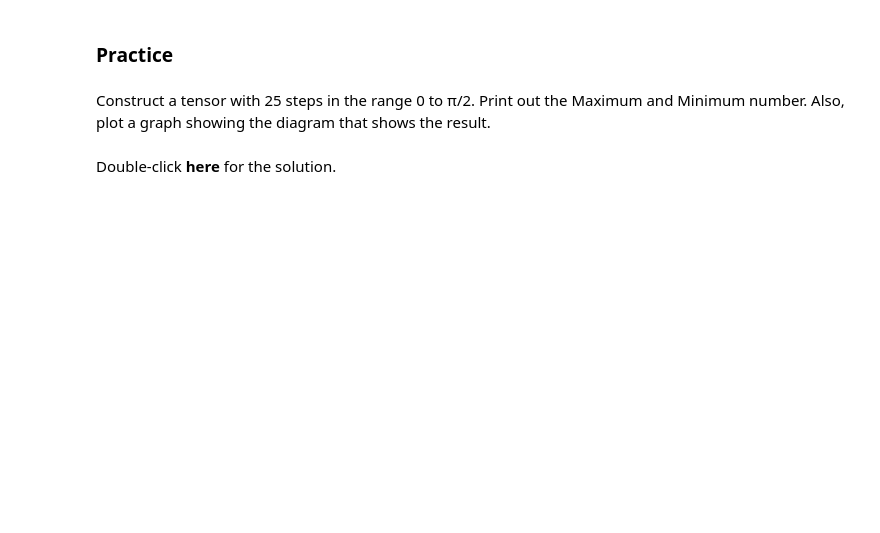
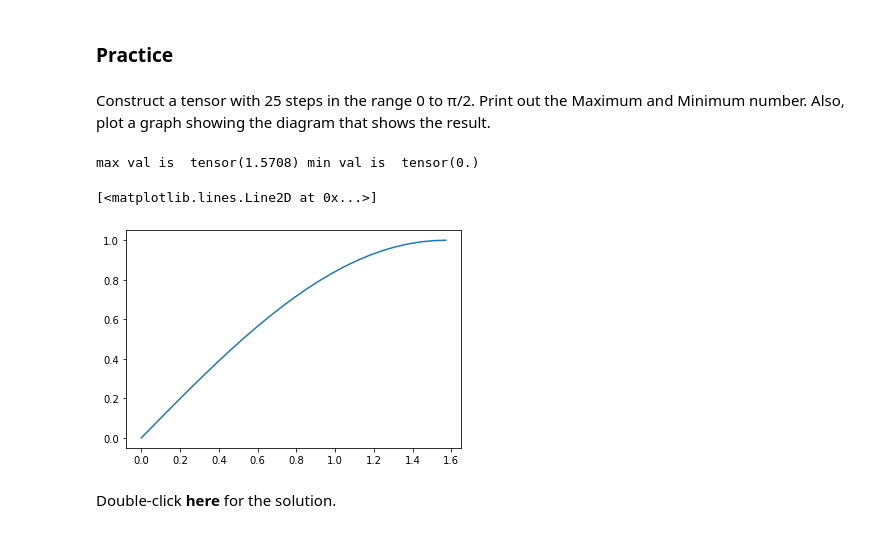
Before and after one commit to DavidSober/ML-and-DL-, a Jupyter notebook: Deep Learning coursera IBM/Official reference/1.1_1Dtensors_v2.ipynb, the cells around one changed output. Drawn from its saved outputs; the diff is of its cells as text; code cells hidden in the pictures; blank space fills up the shorter version.

```diff
--- a/Deep Learning coursera IBM/Official reference/1.1_1Dtensors_v2.ipynb
+++ b/Deep Learning coursera IBM/Official reference/1.1_1Dtensors_v2.ipynb
@@ -503,7 +616,15 @@ Construct a tensor with 25 steps in the range 0 to π/2. Print out the Maximum a
 # %%
 # Practice: Create your tensor, print max and min number, plot the sin result diagram
 
 # Type your code here
+x = torch.linspace(0, np.pi/2, steps=25)
+y = torch.sin(x) # could also use x.sin() either works
+print('max val is ', x.max(), 'min val is ', x.min())
+plt.plot(x.numpy(), y.numpy())
+# %% [output]
+max val is  tensor(1.5708) min val is  tensor(0.)
+[<matplotlib.lines.Line2D at 0x...>]
+[figure, added]
 # %% [markdown]
 Double-click <b>here</b> for the solution.
 <!--
```
Also changed, not shown: parts of 43 cells of this notebook.
